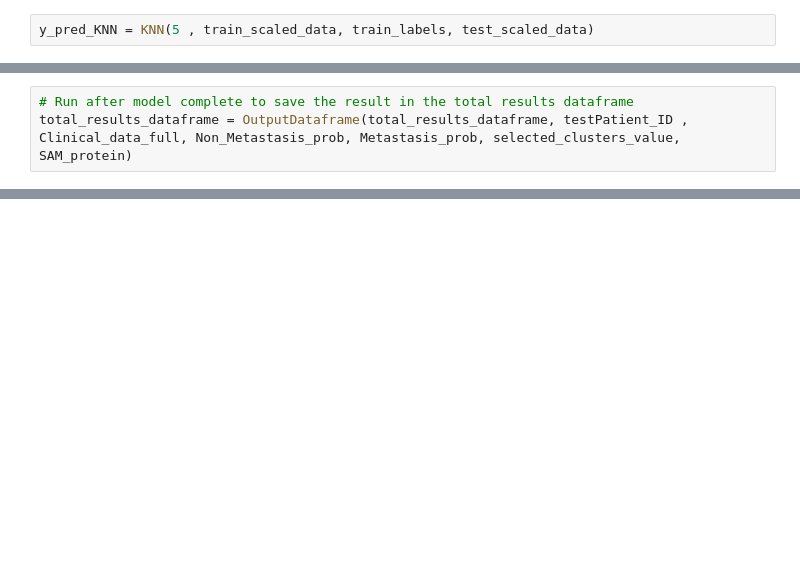
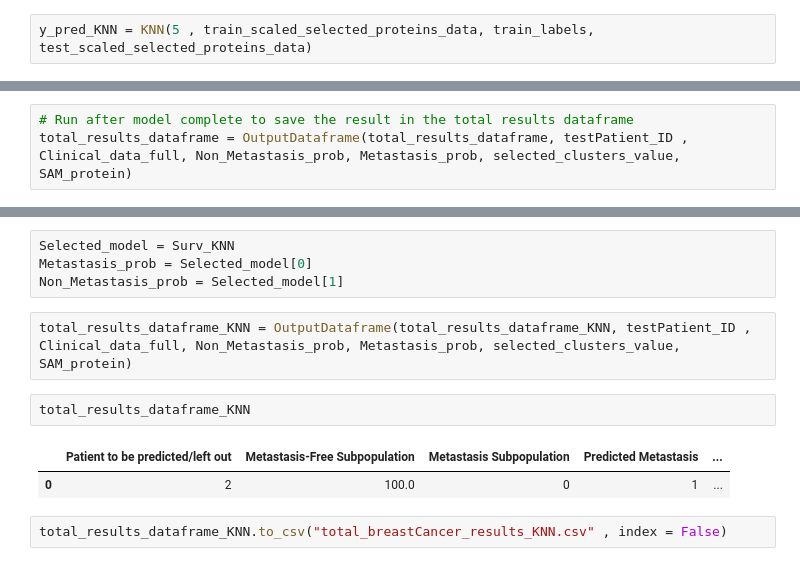
Before and after one commit to Youssef-Saleh/GP-MSI, a Jupyter notebook: Breast Cancer/BreastModel.ipynb, the cells around one changed output, grey strips where cells are left out. Cells and saved outputs as stored; diff of their text form; blank space fills up the shorter version.

```diff
--- a/Breast Cancer/BreastModel.ipynb
+++ b/Breast Cancer/BreastModel.ipynb
@@ -116,5 +141,5 @@ Non-Metastasis probability : 93.16239316239316
 # %%
-y_pred_KNN = KNN(5 , train_scaled_data, train_labels, test_scaled_data)
+y_pred_KNN = KNN(5 , train_scaled_selected_proteins_data, train_labels, test_scaled_selected_proteins_data)
 # %%
 Metastasis_prob, Non_Metastasis_prob = ProbabilityCalc(y_pred_KNN)
 Surv_KNN = [Metastasis_prob , Non_Metastasis_prob]
@@ -139,0 +167,13 @@ total_results_dataframe.to_csv("total_breastCancer_results.csv" , index = False)
+# %%
+Selected_model = Surv_KNN
+Metastasis_prob = Selected_model[0]
+Non_Metastasis_prob = Selected_model[1]
+# %%
+total_results_dataframe_KNN = OutputDataframe(total_results_dataframe_KNN, testPatient_ID , Clinical_data_full, Non_Metastasis_prob, Metastasis_prob, selected_clusters_value, SAM_protein)
+# %%
+total_results_dataframe_KNN
+# %% [output]
+|  | Patient to be predicted/left out | Metastasis-Free Subpopulation | Metastasis Subpopulation | Predicted Metastasis | ... |
+| 0 | 2 | 100.0 | 0 | 1 | ... |
+# %%
+total_results_dataframe_KNN.to_csv("total_breastCancer_results_KNN.csv" , index = False)
```
Also changed, not shown: parts of 12 cells of this notebook, 12 other files.
